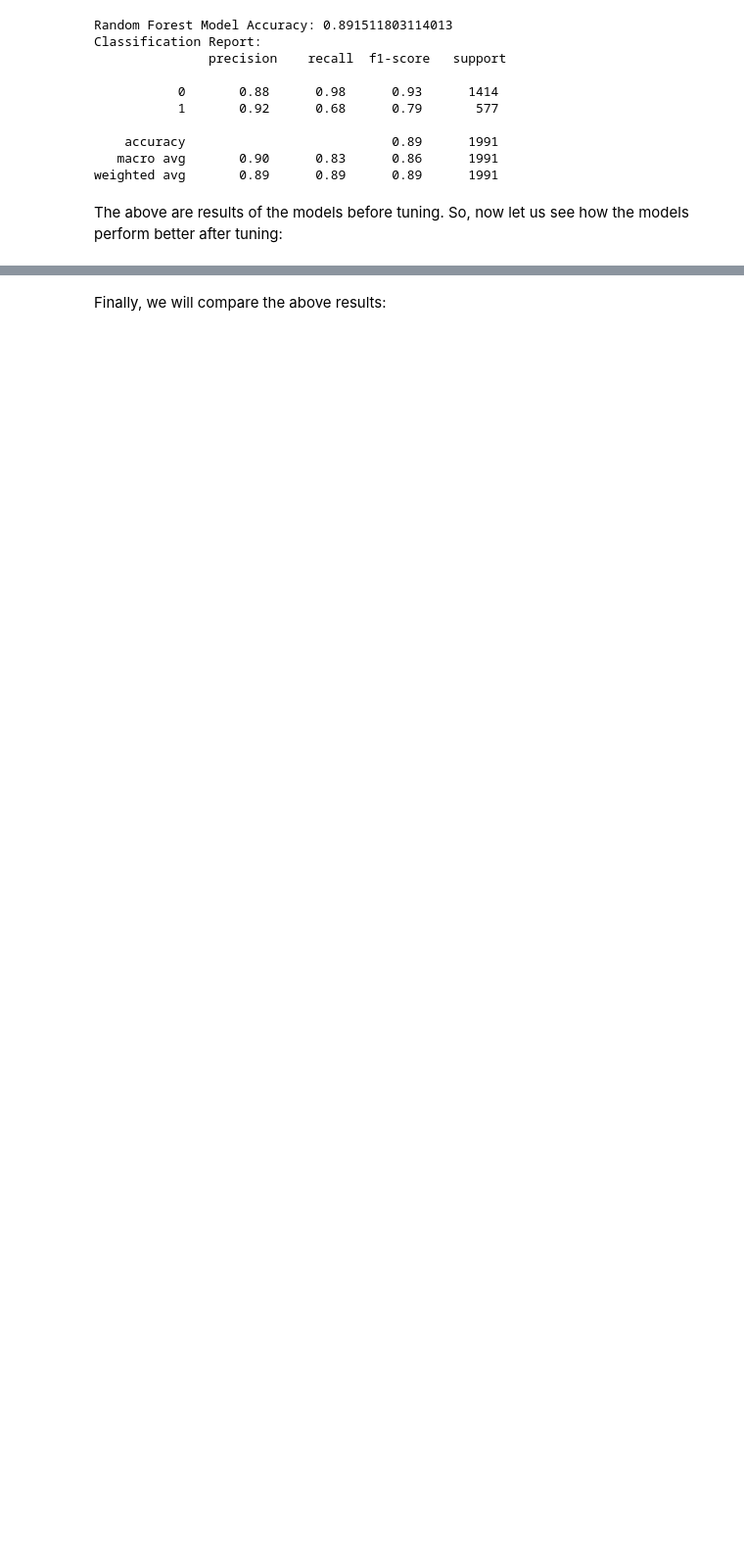
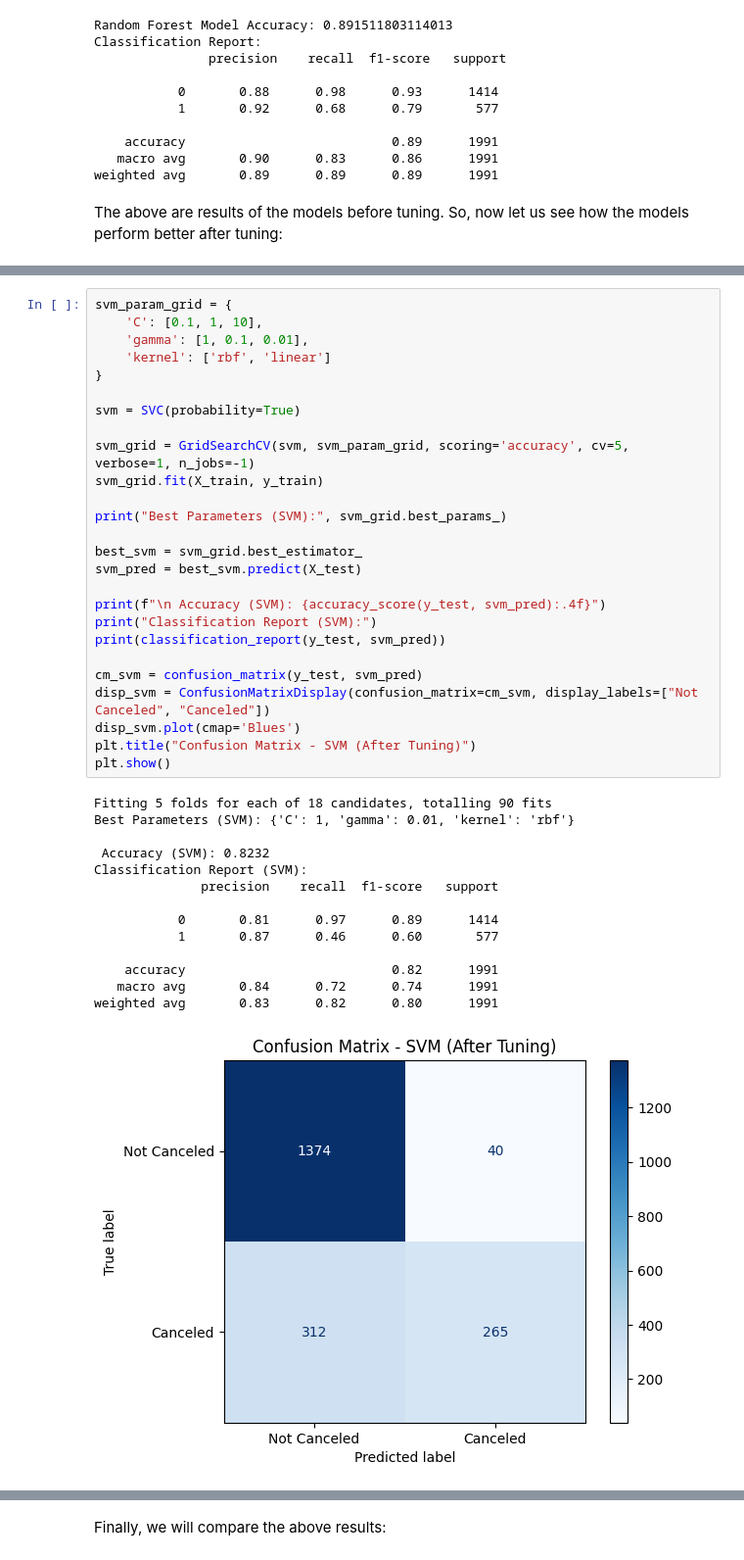
Before and after one commit to Shubhamk0703/Final-Project-23017935-, a Jupyter notebook: CODE_for_small_data(23017935).ipynb, the cells around one changed output, grey strips where cells are left out. Shown at 98% size. Drawn from its saved outputs; the diff is of its cells as text; blank space fills up the shorter version.

```diff
--- a/CODE_for_small_data(23017935).ipynb
+++ b/CODE_for_small_data(23017935).ipynb
@@ -673,3 +689,44 @@ weighted avg       0.96      0.96      0.96      1991
+# %%
+svm_param_grid = {
+    'C': [0.1, 1, 10],
+    'gamma': [1, 0.1, 0.01],
+    'kernel': ['rbf', 'linear']
+}
+
+svm = SVC(probability=True)
+
+svm_grid = GridSearchCV(svm, svm_param_grid, scoring='accuracy', cv=5, verbose=1, n_jobs=-1)
+svm_grid.fit(X_train, y_train)
+
+print("Best Parameters (SVM):", svm_grid.best_params_)
+
+best_svm = svm_grid.best_estimator_
+svm_pred = best_svm.predict(X_test)
+
+print(f"\n Accuracy (SVM): {accuracy_score(y_test, svm_pred):.4f}")
+print("Classification Report (SVM):")
+print(classification_report(y_test, svm_pred))
+
+cm_svm = confusion_matrix(y_test, svm_pred)
+disp_svm = ConfusionMatrixDisplay(confusion_matrix=cm_svm, display_labels=["Not Canceled", "Canceled"])
+disp_svm.plot(cmap='Blues')
+plt.title("Confusion Matrix - SVM (After Tuning)")
+plt.show()
+# %% [output]
+Fitting 5 folds for each of 18 candidates, totalling 90 fits
+Best Parameters (SVM): {'C': 1, 'gamma': 0.01, 'kernel': 'rbf'}
+
+ Accuracy (SVM): 0.8232
+Classification Report (SVM):
+              precision    recall  f1-score   support
+
+           0       0.81      0.97      0.89      1414
+           1       0.87      0.46      0.60       577
+
+    accuracy                           0.82      1991
+   macro avg       0.84      0.72      0.74      1991
+weighted avg       0.83      0.82      0.80      1991
+[figure, added]
 # %%
 mlp_param_grid = {
     'hidden_layer_sizes': [(100,), (50, 50), (100, 50)],
```
Also changed, not shown: parts of 13 cells of this notebook.
